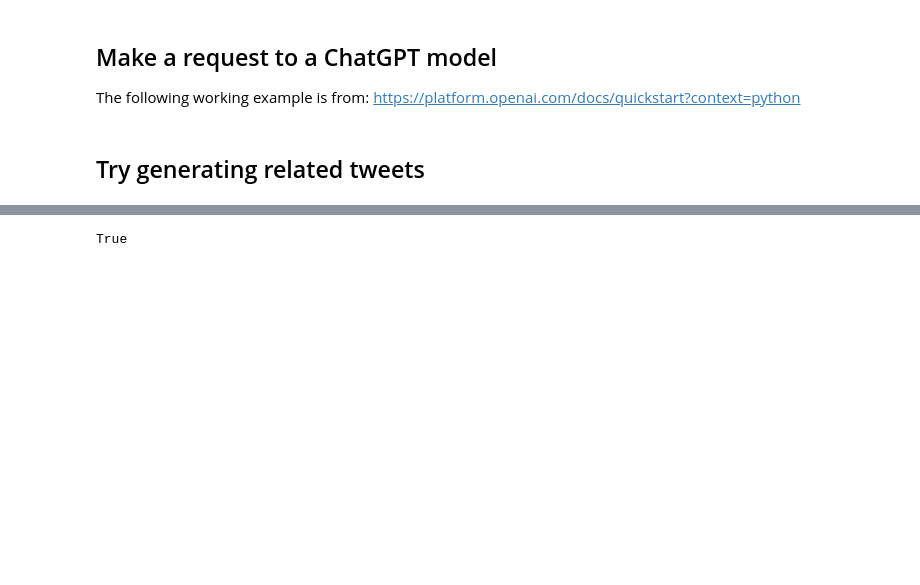
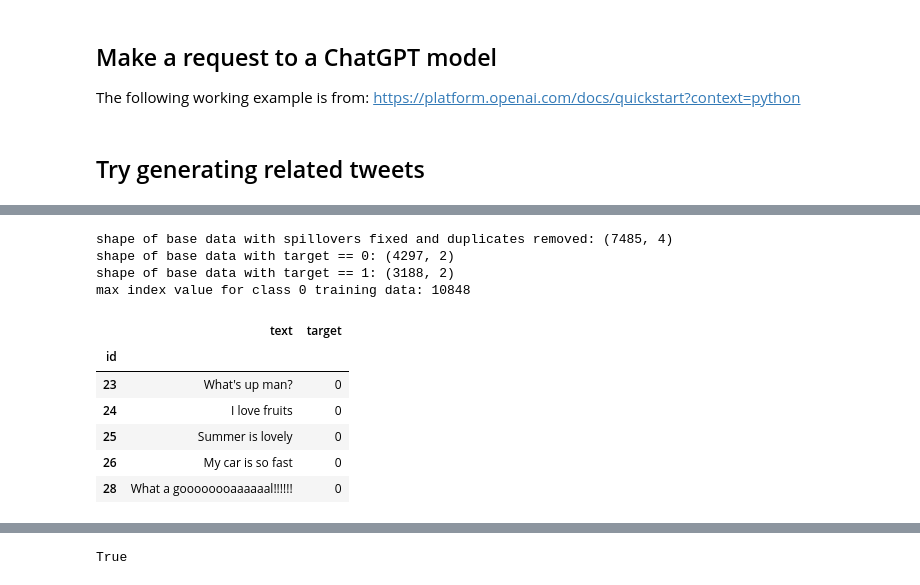
Before and after one commit to MichaelSzczepaniak/llmamd, a Jupyter notebook: chatgpt_sandbox.ipynb, the cells around one changed output, grey strips where cells are left out. Cells and saved outputs as stored; diff of their text form; code cells hidden in the pictures; blank space fills up the shorter version.

```diff
--- a/chatgpt_sandbox.ipynb
+++ b/chatgpt_sandbox.ipynb
@@ -73,0 +20,25 @@
+# %%
+import pandas as pd
+# break out classes from original training data
+df_train = pd.read_csv("./data/train_clean_v03.csv", index_col='id')
+# train_ids = df_train['id']
+print(f"shape of base data with spillovers fixed and duplicates removed: {df_train.shape}")
+df_train_class0 = df_train.loc[df_train['target'] == 0, ['text', 'target']]
+df_train_class1 = df_train.loc[df_train['target'] == 1, ['text', 'target']]
+print(f"shape of base data with target == 0: {df_train_class0.shape}")
+print(f"shape of base data with target == 1: {df_train_class1.shape}")
+print(f"max index value for class 0 training data: {df_train_class0.index.max()}")
+print()
+df_train_class0.head()
+# %% [output]
+shape of base data with spillovers fixed and duplicates removed: (7485, 4)
+shape of base data with target == 0: (4297, 2)
+shape of base data with target == 1: (3188, 2)
+max index value for class 0 training data: 10848
+|  | text | target |
+| id |  |  |
+| 23 | What's up man? | 0 |
+| 24 | I love fruits | 0 |
+| 25 | Summer is lovely | 0 |
+| 26 | My car is so fast | 0 |
+| 28 | What a goooooooaaaaaal!!!!!! | 0 |
```
Also changed, not shown: parts of 27 cells of this notebook, 8 other files.
